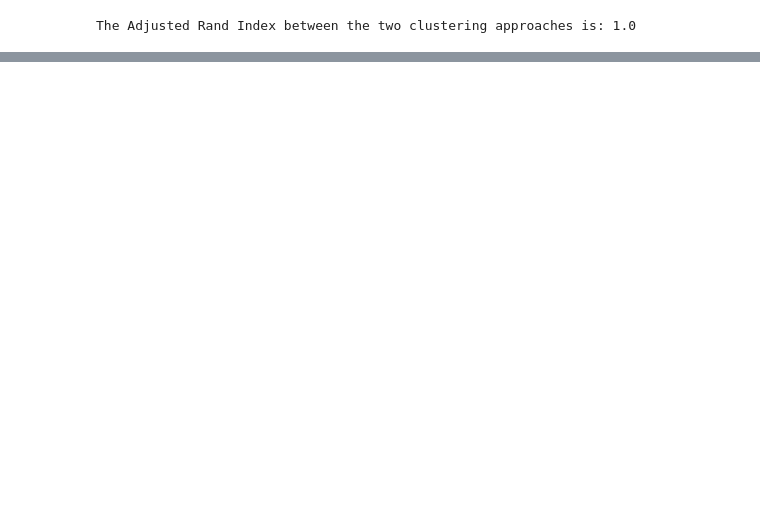
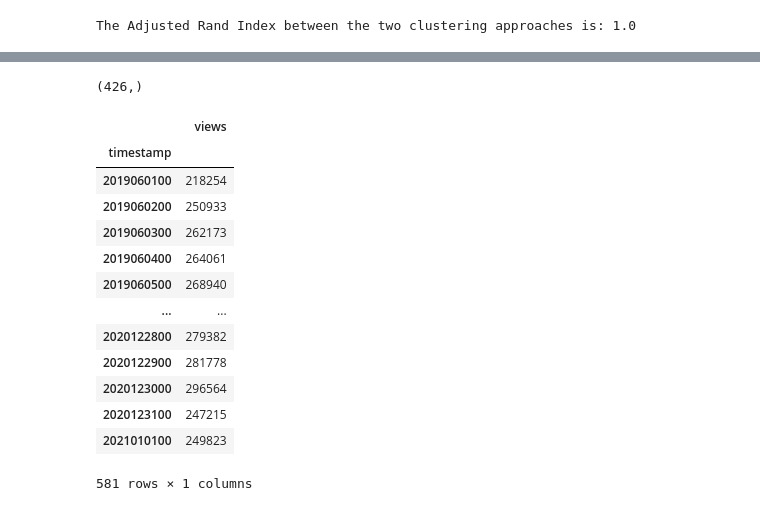
Before and after one commit to epfl-ada/ada-2023-project-mandarinecorp, a Jupyter notebook: TopicCluster.ipynb, the cells around one changed output, grey strips where cells are left out. Cells and saved outputs as stored; diff of their text form; code cells hidden in the pictures; blank space fills up the shorter version.

```diff
--- a/TopicCluster.ipynb
+++ b/TopicCluster.ipynb
@@ -178,0 +170,21 @@ The Adjusted Rand Index between the two clustering approaches is: 1.0
+# %%
+print(views_en['article'].unique().shape)
+time_series = views_en.groupby('timestamp')['views'].sum()
+time_series_df = pd.DataFrame(time_series)
+time_series_df
+# %% [output]
+(426,)
+|  | views |
+| timestamp |  |
+| 2019060100 | 218254 |
+| 2019060200 | 250933 |
+| 2019060300 | 262173 |
+| 2019060400 | 264061 |
+| 2019060500 | 268940 |
+| ... | ... |
+| 2020122800 | 279382 |
+| 2020122900 | 281778 |
+| 2020123000 | 296564 |
+| 2020123100 | 247215 |
+| 2021010100 | 249823 |
+581 rows × 1 columns
```
Also changed, not shown: parts of 11 cells of this notebook.
